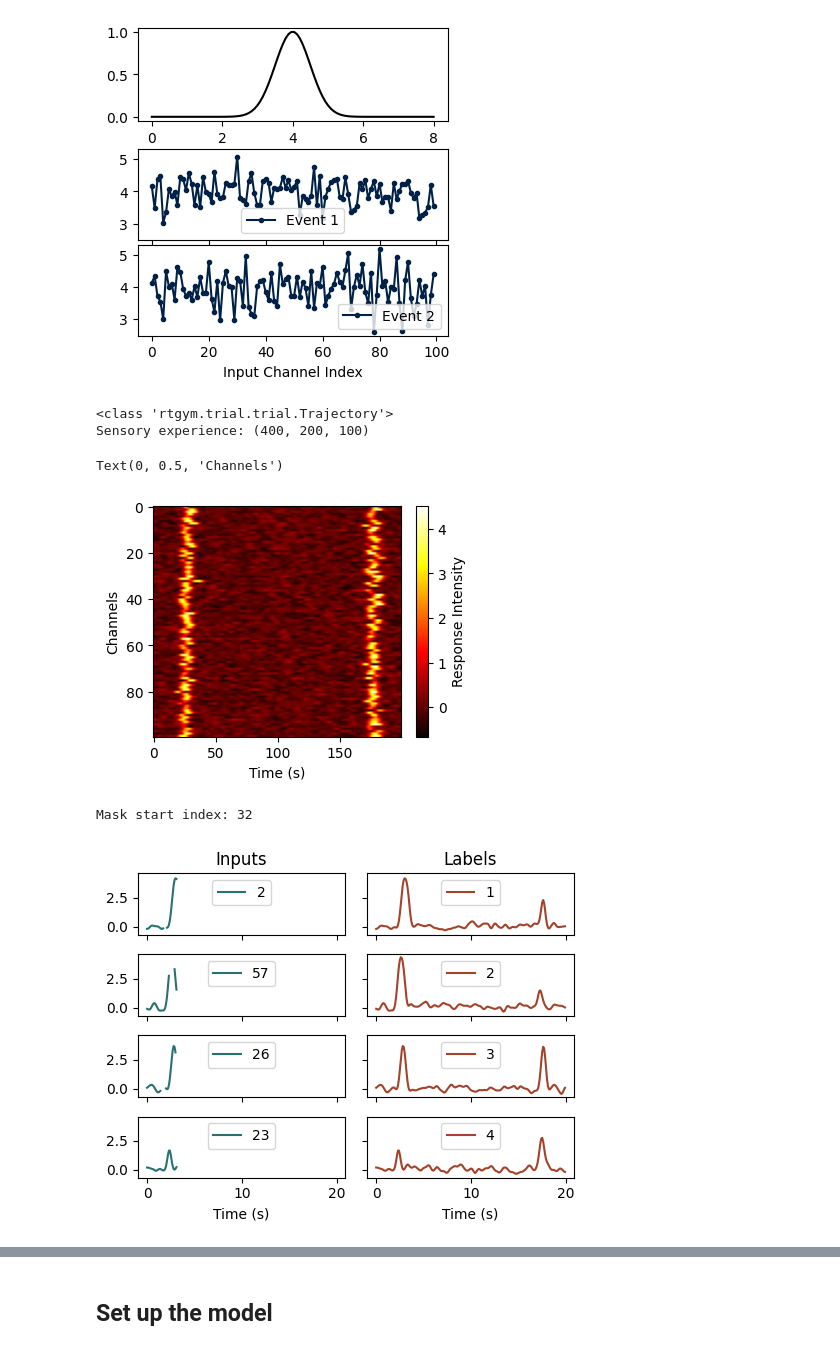
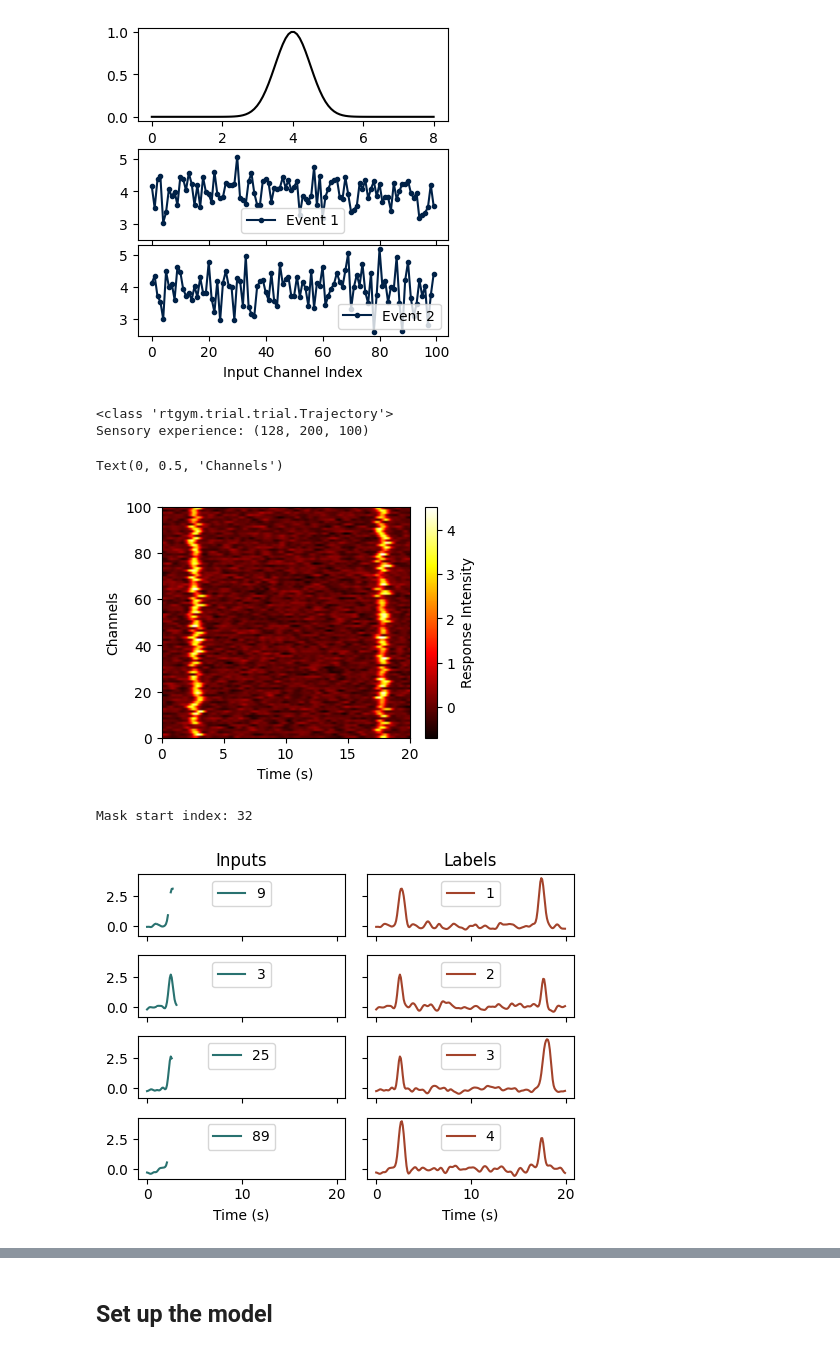
Before and after one commit to qrsyu/STCell, a Jupyter notebook: code/time_exp/2TS.ipynb, the cells around one changed output, grey strips where cells are left out. Drawn from its saved outputs; the diff is of its cells as text; code cells hidden in the pictures.

```diff
--- a/code/time_exp/2TS.ipynb
+++ b/code/time_exp/2TS.ipynb
@@ -31,7 +31,7 @@ x = np.linspace(0, 8, 100)
 mu, sigma = 4.0, 0.5
 y = np.exp(-(x - mu)**2 / (2 * sigma**2))
 # %%
-B, T, D = 400, 200, 100
+B, T, D = 128, 200, 100
 
 rng1 = np.random.default_rng(seed=42)  # For reproducibility
 rng2 = np.random.default_rng(seed=43)  # For reproducibility
@@ -78,14 +78,22 @@ behavior_profile = {
                     "switch_velocity_prob":   0.1
                     }
 
+abs_event_onset = np.array([2.5, 17.5]) # s
+abs_event_dur = 0.5 # s
+abs_event_end = abs_event_onset + abs_event_dur
+abs_event_sigma = 0.2 # s
+ratio_event_onset = abs_event_onset / (T * temp_reso/1000)
+ratio_event_end = abs_event_end / (T * temp_reso/1000)
+ratio_event_dur = abs_event_dur / (T * temp_reso/1000)
+ratio_event_sigma = abs_event_sigma / (T * temp_reso/1000)
 sensory_profile = {
                     "time": {
                             "type":        "time_cell",
                             "n_cells":     D,
-                            "event_onset": [0.125, 0.875],
-                            "event_width": [0.025, 0.025],
-                            "temp_events": [temp_event_1, temp_event_2],  # List of temporal events
-                            "event_onset_sigma": [0.01, 0.01], # 0.01 x 20s = 0.2s
+                            "event_onset": ratio_event_onset,
+                            "event_width": [ratio_event_dur, ratio_event_dur],
+                            "temp_events": [temp_event_1, temp_event_2],
+                            "event_onset_sigma": [ratio_event_sigma, ratio_event_sigma],
                             "sigma":       0.5,    # sigma of Gaussian noise
                             "ssigma":      0.2,    # smoothing sigma of Gaussian noise (in sec)
                             "bias":        0.
@@ -106,16 +114,16 @@ time_res = gym.trial.get_responses(keys='time')
 print('Sensory experience:', time_res.shape)
 # %% [output]
 <class 'rtgym.trial.trial.Trajectory'>
-Sensory experience: (400, 200, 100)
+Sensory experience: (128, 200, 100)
 # %%
 plt.figure(figsize=(4, 3))
-plt.imshow(time_res[0].T, aspect='auto', cmap='hot')
+plt.imshow(time_res[0].T, aspect='auto', cmap='hot', extent=[0, T * temp_reso/1000, 0, D])
 plt.colorbar(label='Response Intensity')
 plt.xlabel('Time (s)')
 plt.ylabel('Channels')
 # %% [output]
 Text(0, 0.5, 'Channels')
-[figure, old version]
+[figure, new version]
 # %%
 # Mask the inputs
 from rtgym.utils.masking import Masking
@@ -159,7 +167,7 @@ ax[-1][1].set_xlabel('Time (s)')
 plt.tight_layout()
 plt.savefig('time_exp.png', dpi=300, transparent=True)
 # %% [output]
-[figure, old version]
+[figure, new version]
 # %%
 # Split the data to training and test set along axis=1
 from torch.utils.data import DataLoader, TensorDataset
```
Also changed, not shown: parts of 10 cells of this notebook, 8 other files.
